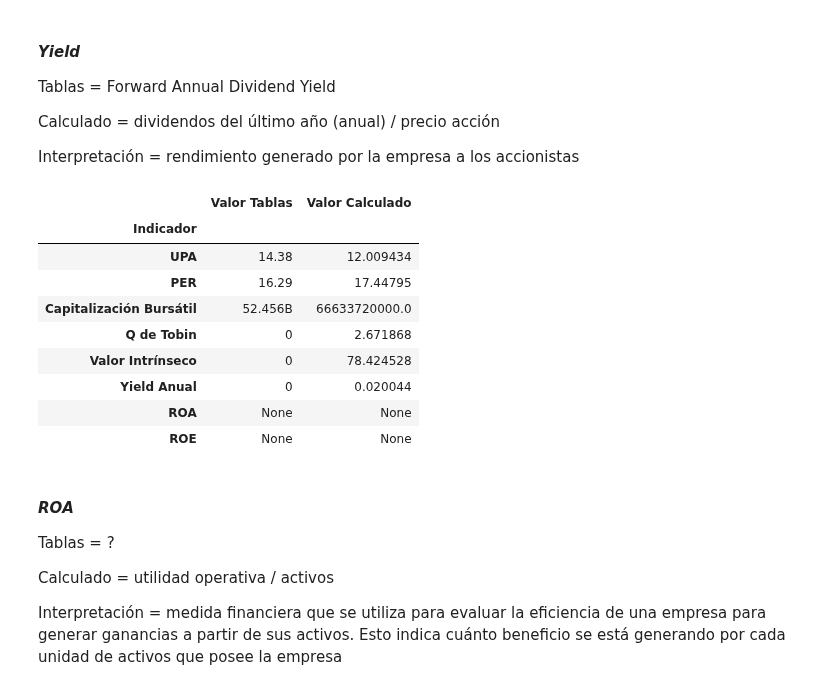
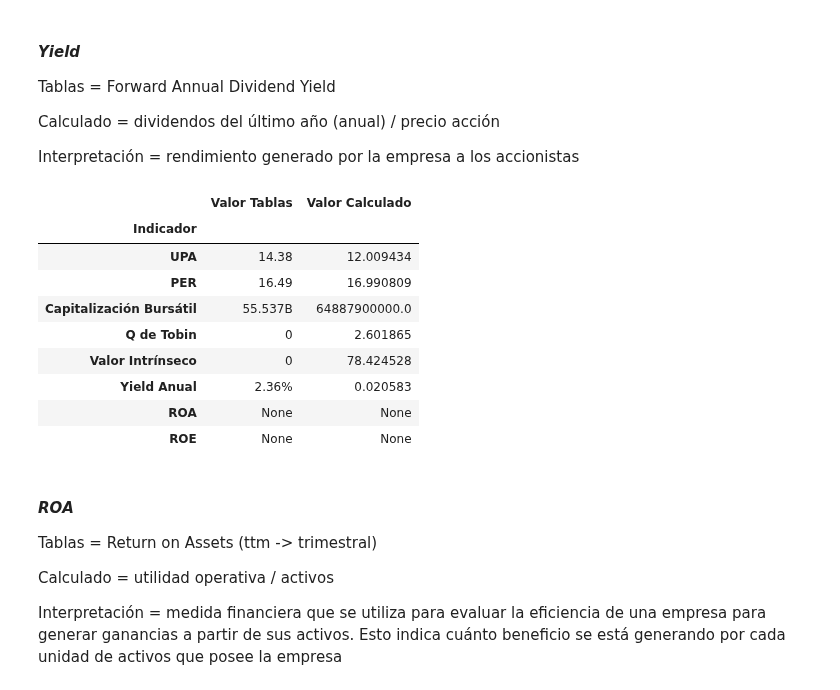
Before and after one commit to gabilang12/finanzas_corporativas, a Jupyter notebook: fc_parte_6.ipynb, the cells around one changed output. Saved outputs shown, nothing was run; the diff lists cells and outputs as text; code cells hidden in the pictures.

```diff
--- a/fc_parte_6.ipynb
+++ b/fc_parte_6.ipynb
@@ -554,24 +553,24 @@ Calculado = dividendos del último año (anual) / precio acción
 
 Interpretación = rendimiento generado por la empresa a los accionistas
 # %%
-indicadores['Valor Tablas']['Yield Anual'] = statistics[][]
+indicadores['Valor Tablas']['Yield Anual'] = statistics['Value']['Forward Annual Dividend Yield 4']
 indicadores['Valor Calculado']['Yield Anual'] = float(info_financiera['Valores']['Dividendo Anual']) / float(info_financiera['Valores']['Precio Acción'])
 indicadores
 # %% [output]
 |  | Valor Tablas | Valor Calculado |
 | Indicador |  |  |
 | UPA | 14.38 | 12.009434 |
-| PER | 16.29 | 17.44795 |
-| Capitalización Bursátil | 52.456B | 66633720000.0 |
-| Q de Tobin | 0 | 2.671868 |
+| PER | 16.49 | 16.990809 |
+| Capitalización Bursátil | 55.537B | 64887900000.0 |
+| Q de Tobin | 0 | 2.601865 |
 | Valor Intrínseco | 0 | 78.424528 |
-| Yield Anual | 0 | 0.020044 |
+| Yield Anual | 2.36% | 0.020583 |
 | ROA | None | None |
 | ROE | None | None |
 # %% [markdown]
 #### *ROA*
 
-Tablas = ?
+Tablas = Return on Assets (ttm -> trimestral)
 
 Calculado = utilidad operativa / activos
 
```
Also changed, not shown: parts of 13 cells of this notebook.
